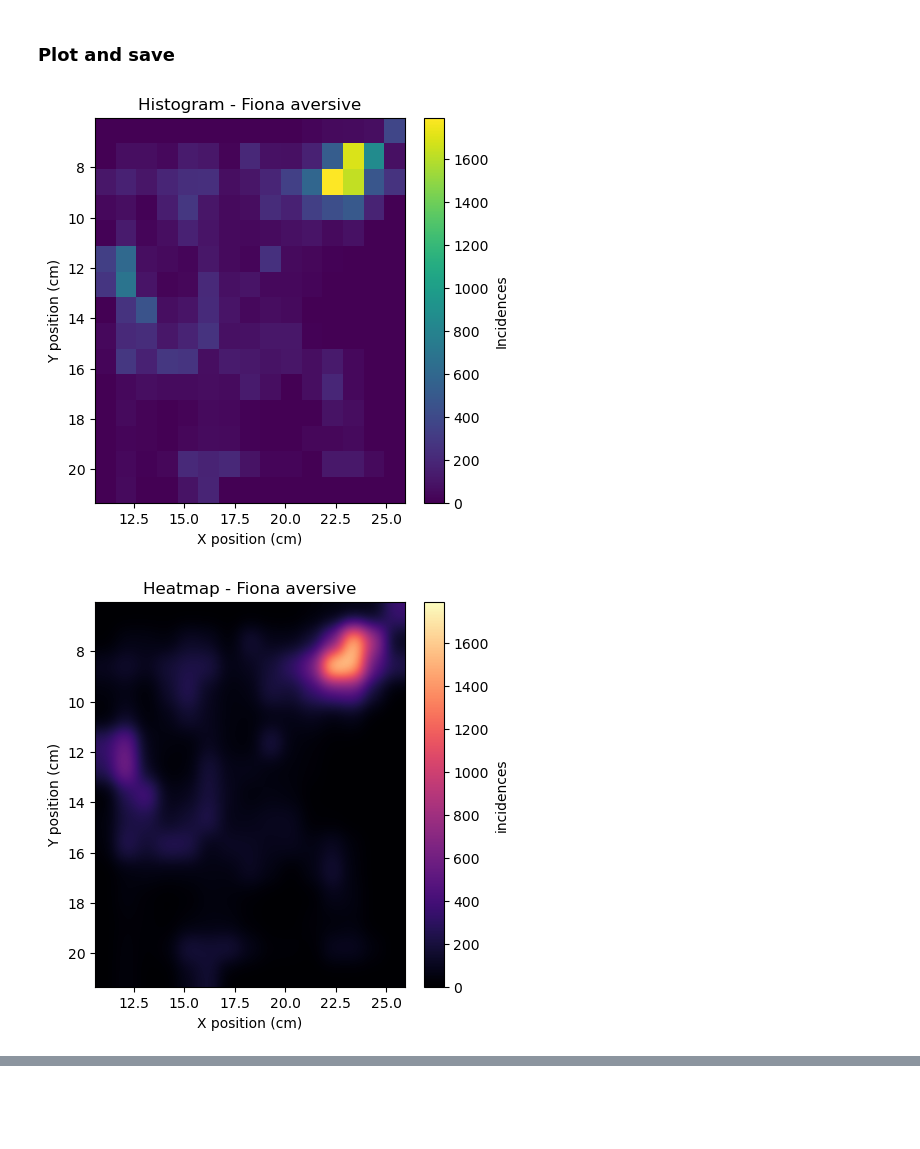
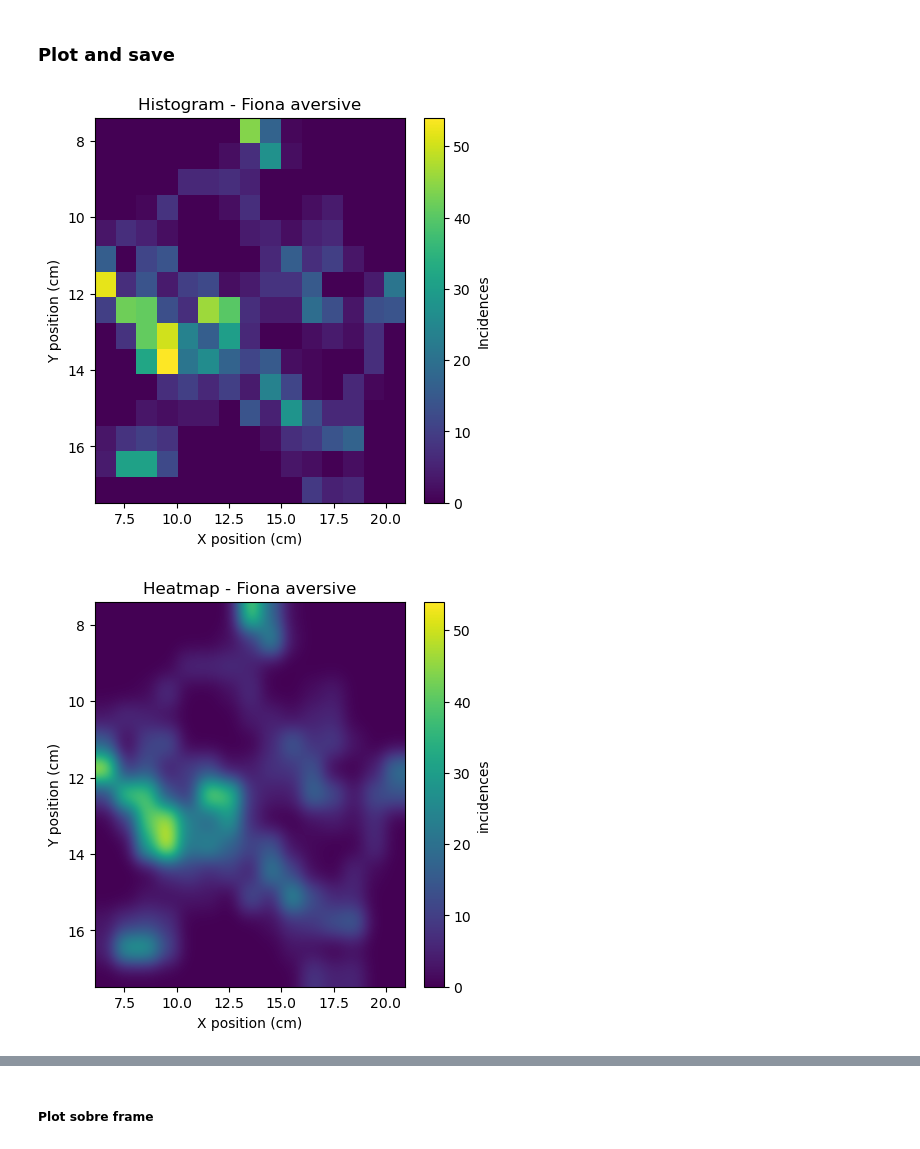
Before and after one commit to gabirochac/marmotrack, a Jupyter notebook: low_level_functions/tracking.ipynb, the cells around one changed output, grey strips where cells are left out. Cells and saved outputs as stored; diff of their text form; code cells hidden in the pictures; blank space fills up the shorter version.

```diff
--- a/low_level_functions/tracking.ipynb
+++ b/low_level_functions/tracking.ipynb
@@ -20,13 +20,13 @@ from datetime import datetime
 # %% [markdown]
 ### Creating datapaths
 # %%
-path= r"G:\Meu Drive\Meu projeto\csv_analise\top\aversivo\Fiona_d25_teste_snake_1DLC_resnet50_after_surgery_networkNov18shuffle1_300000.csv"
+path= r"G:\Meu Drive\Meu projeto\csv_analise\top\neutro\Fiona_Obj.Neutro(lata)_11_06_25DLC_Resnet50_top_viewMay29shuffle1_snapshot_110.csv"
 df = pd.read_csv(path, header=[1, 2])
 
-video_path = r"G:\Meu Drive\Meu projeto\csv_analise\top\aversivo\Fiona_d25_teste_snake_1.mp4"
+video_path = r"G:\Meu Drive\Meu projeto\csv_analise\top\neutro\Fiona_Obj.Neutro(lata)_11_06_25_1.mp4"
 cap = cv2.VideoCapture(video_path)
 
-stim_timestamps = r"G:\Meu Drive\Meu projeto\csv_analise\top\aversivo\Fiona_d25_teste_snake_stim_ON_OFF_timestamps.csv"
+stim_timestamps = r"G:\Meu Drive\Meu projeto\csv_analise\top\neutro\Fiona_Obj.Neutro(lata)_11_06_25_stim_ON_OFF_timestamps.xls - Fiona_Obj.Neutro(lata)_11_06_25_stim_ON_OFF_timestamps.xls.csv"
 stim_df = pd.read_csv(stim_timestamps, header=[0])
 # %% [markdown]
 ### Dataframe segmentation
@@ -272,7 +272,7 @@ figures_to_save[filename1] = fig1
 
 fig2, ax2 = plt.subplots(figsize=(5, 5))
 h, xedges, yedges = np.histogram2d(body_x, body_y, bins=15)
-im = ax2.imshow(h.T, origin='lower', cmap='magma',
+im = ax2.imshow(h.T, origin='lower', cmap='viridis',
                interpolation='gaussian',
                extent=[xedges[0], xedges[-1], yedges[0], yedges[-1]],
                aspect='auto', vmin=0, vmax=np.max(h))
@@ -288,32 +288,32 @@ time = np.arange(len(body_x))/fps
 scatter = ax3.scatter(body_x, body_y, c=time, s=1, cmap='viridis')
 fig3.colorbar(scatter, ax=ax3, label='Time (seconds)')
 ax3.set_title('Tracking - ' + animal_name +' '+ condition)
 ax3.grid(True, linestyle='--', alpha=0.5)
 ax3.set_xlabel('X position (cm)')
 ax3.set_ylabel('Y position (cm)')
 ax3.set_aspect('equal', adjustable='box')
 ax3.invert_yaxis()
 figures_to_save[filename3] = fig3
 
 fig4, ax4 = plt.subplots(figsize=(5, 5), subplot_kw={'projection': 'polar'})
 ax4.bar(theta, radii, width=width, bottom=0.0, color=colors)
 ax4.set_theta_zero_location('N')
 ax4.set_theta_direction(1)
 ax4.set_title('Head angles - ' + animal_name +' '+ condition, va='bottom')
 plt.show()
 figures_to_save[filename4] = fig4
 
 fig5, ax5 = plt.subplots(figsize=(5, 5))
 f = 60
 ax5.quiver(head_x[::f], head_y[::f],
            dx[::f], dy[::f],
            angles_deg[::f], scale=20, cmap='viridis', width=0.007)
 ax5.set_title('Head direction - ' + animal_name +' '+ condition)
 ax5.set_xlabel('X position (cm)')
 ax5.set_ylabel('Y position (cm)')
 ax5.grid(True, linestyle='--', alpha=0.5)
 plt.show()
 figures_to_save[filename5] = fig5
 # %% [output]
-[figure, old version]
+[figure, new version]
-[figure, old version]
+[figure, new version]
@@ -323,3 +332,5 @@ figures_to_save[filename5] = fig5
+# %% [markdown]
+##### Plot sobre frame
 # %%
 # Selecionar um frame do vídeo (por exemplo, o mesmo usado para seleção da arena)
 cap.set(cv2.CAP_PROP_POS_FRAMES, chosenFrameIdx)
```
Also changed, not shown: parts of 16 cells of this notebook.
